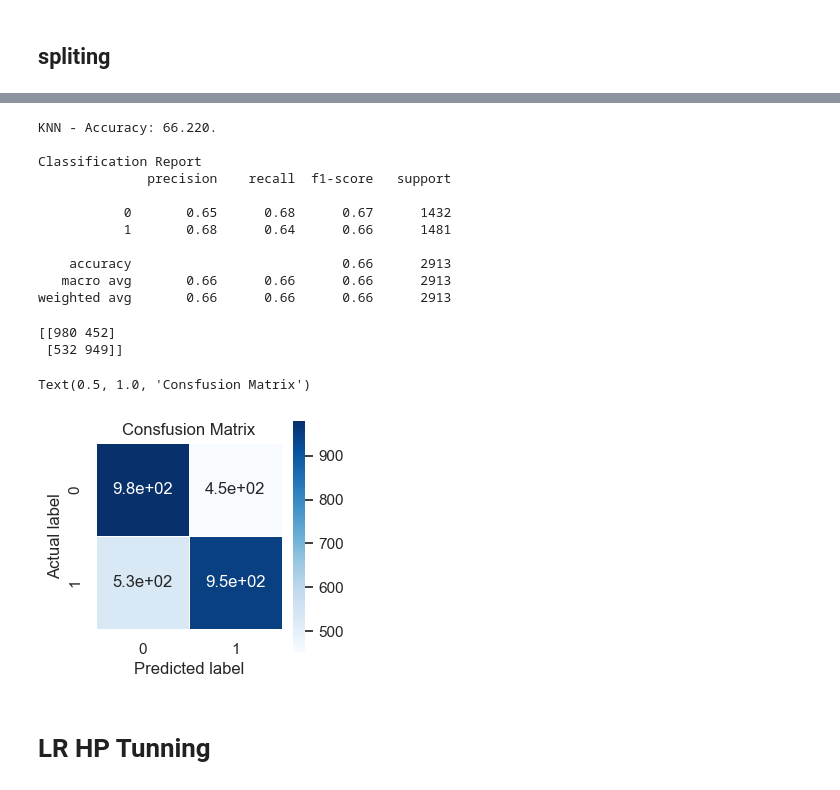
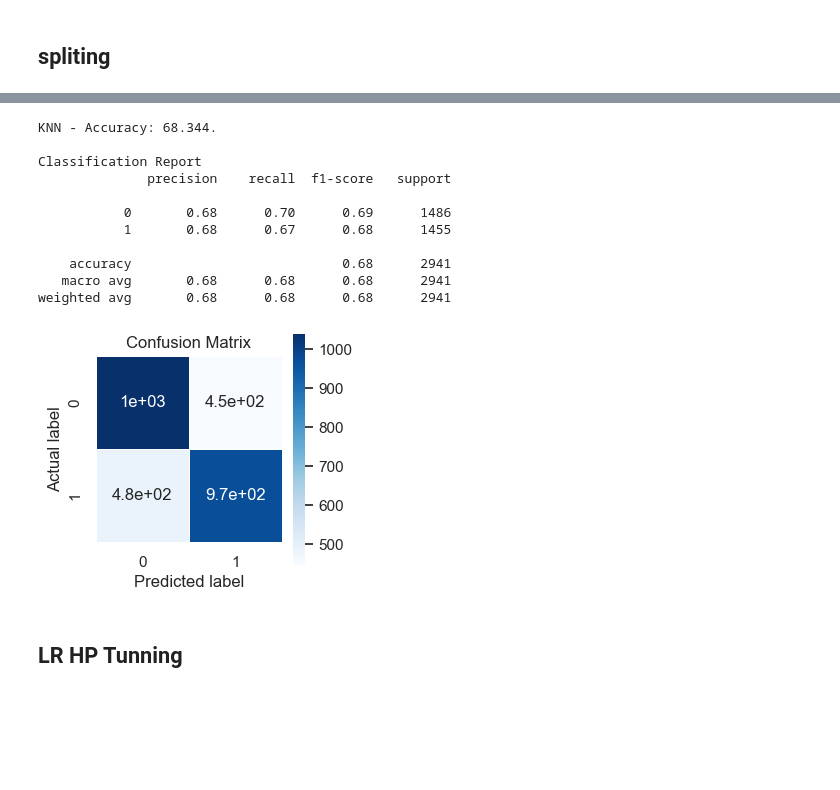
Before and after one commit to goldor8/APU-ML, a Jupyter notebook: main.ipynb, the cells around one changed output, grey strips where cells are left out. Saved outputs shown, nothing was run; the diff lists cells and outputs as text; code cells hidden in the pictures; blank space fills up the shorter version.

```diff
--- a/main.ipynb
+++ b/main.ipynb
@@ -267,44 +289,23 @@ Test accuracy: 0.6848609680741503
 # %%
 #KNN
-
 knn = KNeighborsClassifier()
 knn.fit(X_train, y_train)
-y_pred = knn.predict(X_test)
 
-acc = accuracy_score(y_test, y_pred)*100
-
-print("KNN - Accuracy: {:.3f}.".format(acc))
-print("\nClassification Report")
-print(classification_report(y_test, y_pred))
+make_report(knn, "KNN")
 # %% [output]
-KNN - Accuracy: 66.220.
+KNN - Accuracy: 68.344.
 
 Classification Report
               precision    recall  f1-score   support
 
-           0       0.65      0.68      0.67      1432
-           1       0.68      0.64      0.66      1481
+           0       0.68      0.70      0.69      1486
+           1       0.68      0.67      0.68      1455
 
-    accuracy                           0.66      2913
-   macro avg       0.66      0.66      0.66      2913
-weighted avg       0.66      0.66      0.66      2913
+    accuracy                           0.68      2941
+   macro avg       0.68      0.68      0.68      2941
+weighted avg       0.68      0.68      0.68      2941
+[figure, added]
-# %%
-# Confusion Matrix
-cm = confusion_matrix(y_test, y_pred)
-print(cm)
-# %% [output]
-[[980 452]
- [532 949]]
-# %%
-plt.figure(figsize=(3,3))
-sns.heatmap(cm, annot=True, linewidths=.5, square = True, cmap = 'Blues')
-plt.xlabel('Predicted label')
-plt.ylabel('Actual label')
-plt.title("Consfusion Matrix", size = 12)
-# %% [output]
-Text(0.5, 1.0, 'Consfusion Matrix')
-[figure, removed]
 # %% [markdown]
-# LR HP Tunning
+## LR HP Tunning
 # %%
 # LR HP Tunning
```
Also changed, not shown: parts of 14 cells of this notebook.
